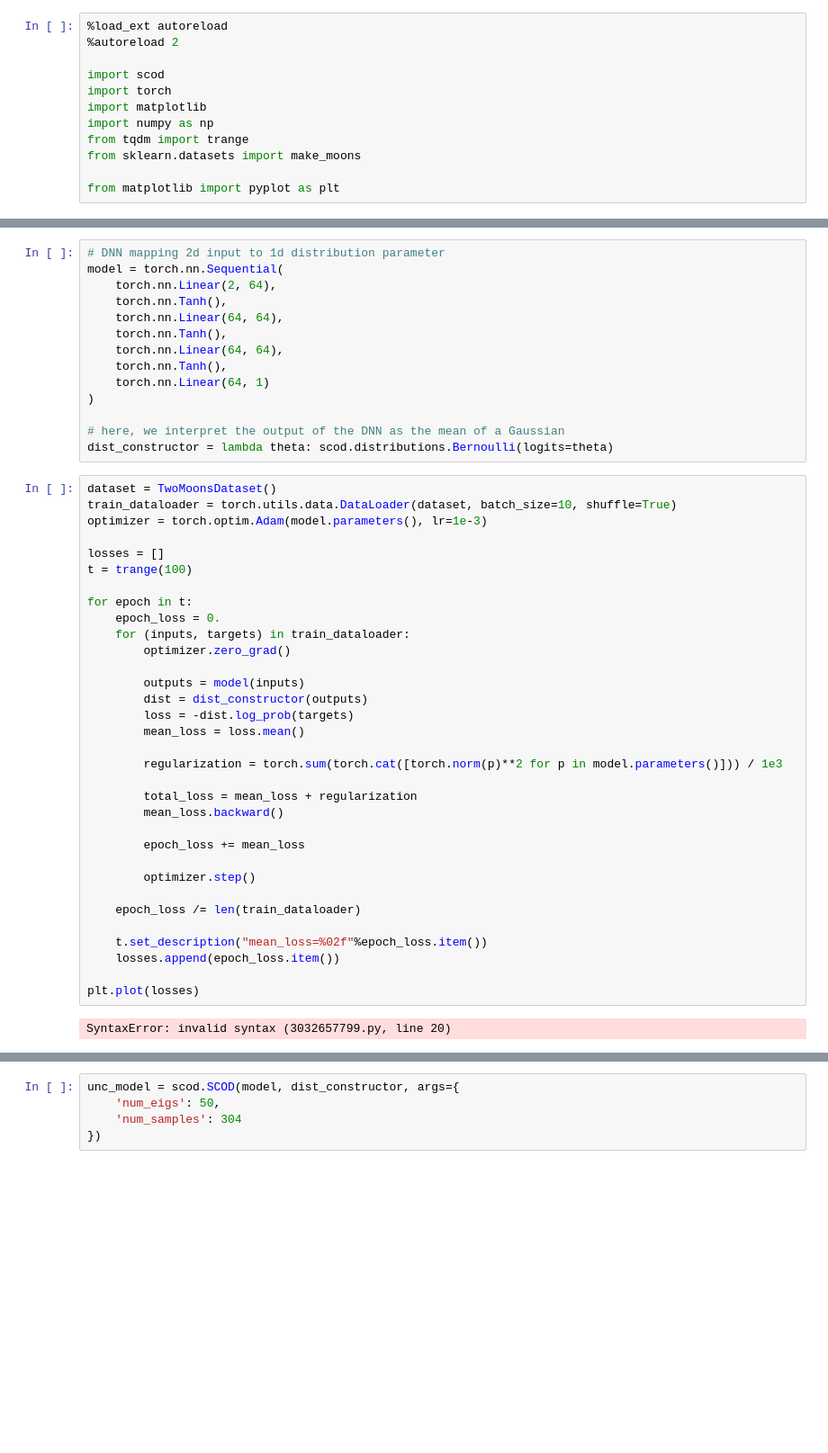
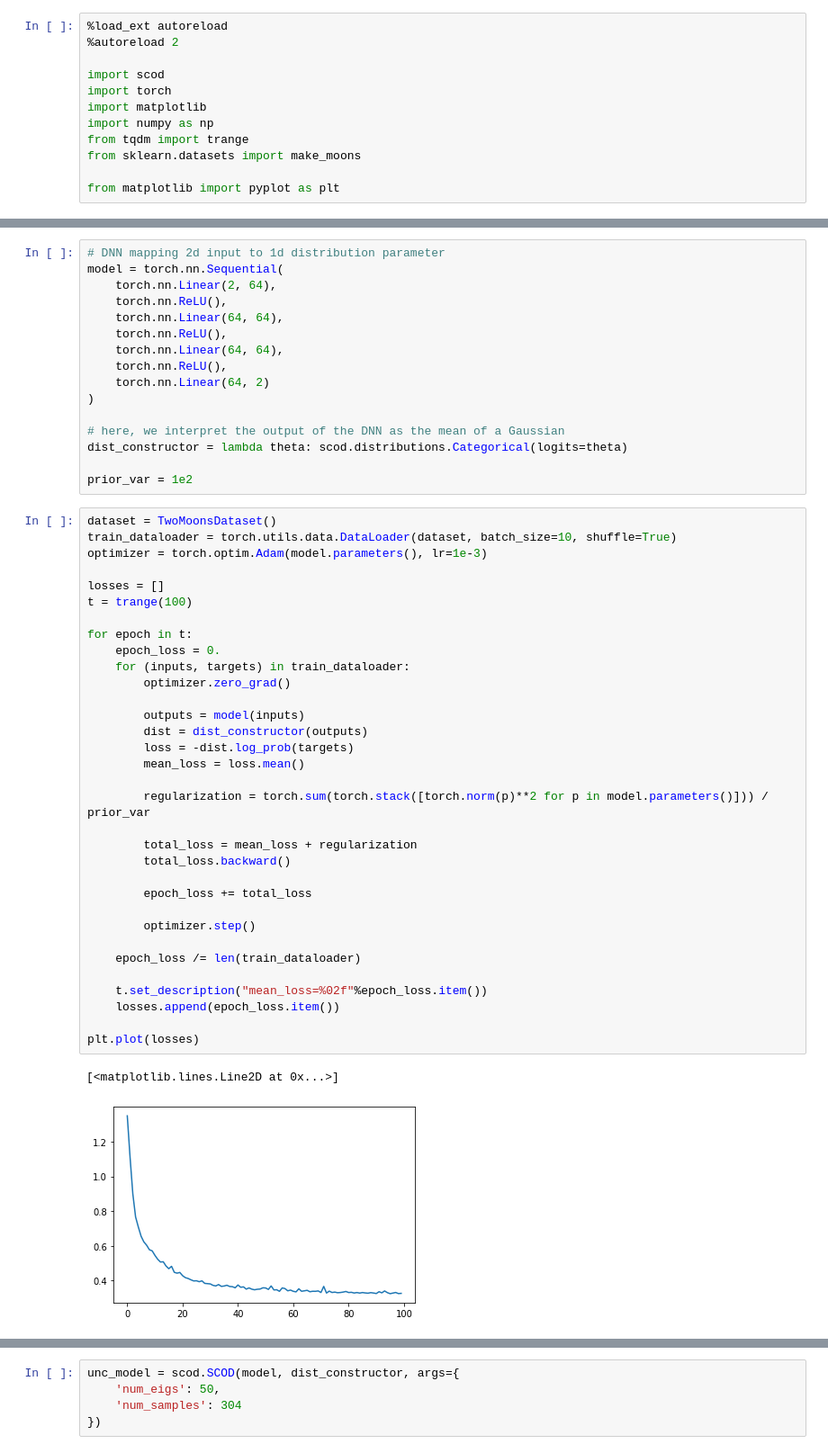
Before and after one commit to StanfordASL/scod-module, a Jupyter notebook: demos/2d_classification_demo.ipynb, the cells around one changed output, grey strips where cells are left out. Shown at 90% size. Drawn from its saved outputs; the diff is of its cells as text; blank space fills up the shorter version.

```diff
--- a/demos/2d_classification_demo.ipynb
+++ b/demos/2d_classification_demo.ipynb
@@ -39,51 +39,54 @@ class TwoMoonsDataset(torch.utils.data.Dataset):
 # DNN mapping 2d input to 1d distribution parameter
 model = torch.nn.Sequential(
     torch.nn.Linear(2, 64),
-    torch.nn.Tanh(),
+    torch.nn.ReLU(),
     torch.nn.Linear(64, 64),
-    torch.nn.Tanh(),
+    torch.nn.ReLU(),
     torch.nn.Linear(64, 64),
-    torch.nn.Tanh(),
-    torch.nn.Linear(64, 1)
+    torch.nn.ReLU(),
+    torch.nn.Linear(64, 2)
 )
 
 # here, we interpret the output of the DNN as the mean of a Gaussian
-dist_constructor = lambda theta: scod.distributions.Bernoulli(logits=theta)
+dist_constructor = lambda theta: scod.distributions.Categorical(logits=theta)
+
+prior_var = 1e2
 # %%
 dataset = TwoMoonsDataset()
 train_dataloader = torch.utils.data.DataLoader(dataset, batch_size=10, shuffle=True)
 optimizer = torch.optim.Adam(model.parameters(), lr=1e-3)
 
 losses = []
 t = trange(100)
 
 for epoch in t:
     epoch_loss = 0.
     for (inputs, targets) in train_dataloader:
         optimizer.zero_grad()
 
         outputs = model(inputs)
         dist = dist_constructor(outputs)
         loss = -dist.log_prob(targets)
         mean_loss = loss.mean()
 
-        regularization = torch.sum(torch.cat([torch.norm(p)**2 for p in model.parameters()])) / 1e3
+        regularization = torch.sum(torch.stack([torch.norm(p)**2 for p in model.parameters()])) / prior_var
 
         total_loss = mean_loss + regularization
-        mean_loss.backward()
+        total_loss.backward()
 
-        epoch_loss += mean_loss
+        epoch_loss += total_loss
 
         optimizer.step()
 
     epoch_loss /= len(train_dataloader)
 
     t.set_description("mean_loss=%02f"%epoch_loss.item())
     losses.append(epoch_loss.item())
 
 plt.plot(losses)
 # %% [output]
-SyntaxError: invalid syntax (3032657799.py, line 20)
+[<matplotlib.lines.Line2D at 0x...>]
+[figure, added]
 # %%
 X1,X2 = np.meshgrid( np.linspace(-3.,3.,50), np.linspace(-3.,3.,50) )
 X = np.stack([X1,X2], axis=-1)
```
Also changed, not shown: parts of 6 cells of this notebook, 1 other file.
